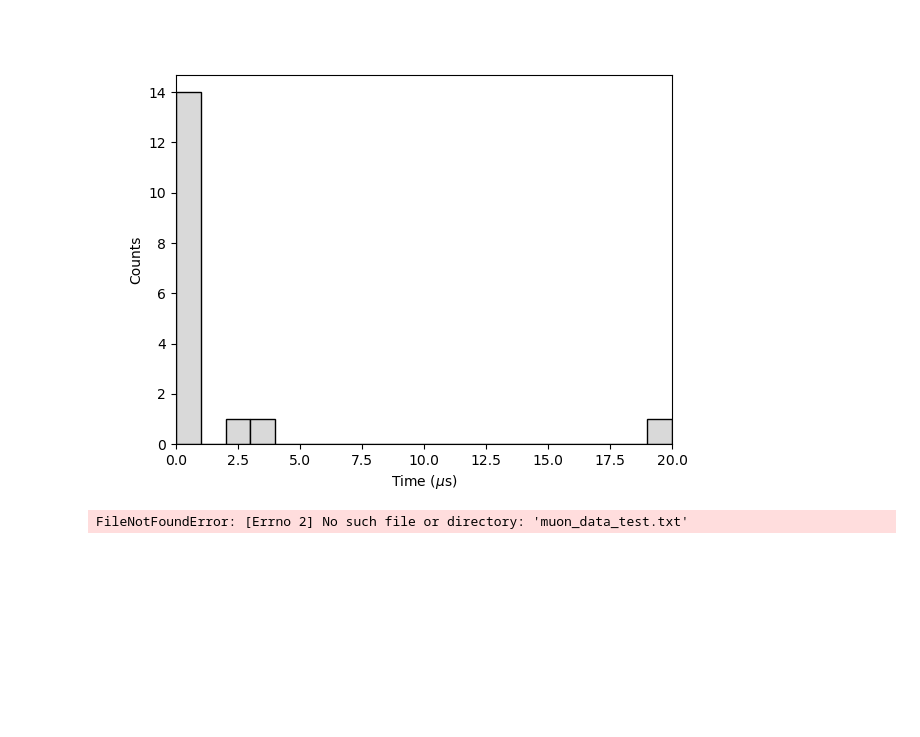
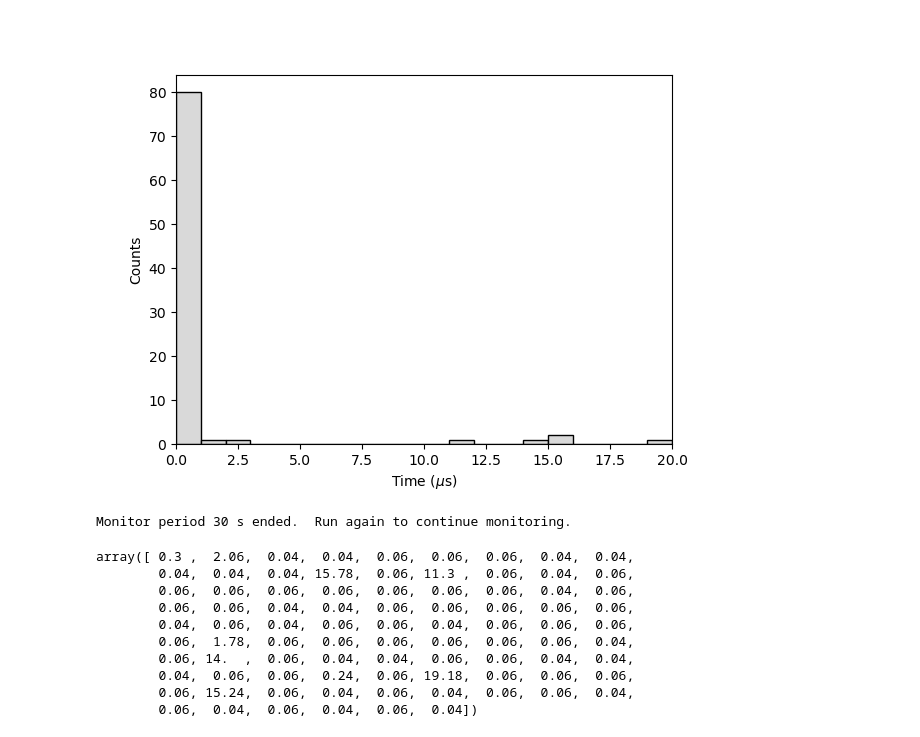
Before and after one commit to sprague252/muondecay, a Jupyter notebook: muonj.ipynb, the cells around one changed output. Saved outputs shown, nothing was run; the diff lists cells and outputs as text; code cells hidden in the pictures; blank space fills up the shorter version.

```diff
--- a/muonj.ipynb
+++ b/muonj.ipynb
@@ -76 +8,4 @@ str(10)
+# %%
+outfile = c1.file.value
+port = c1.port.value
 # %%
@@ -98,6 +33,17 @@ The autoreload extension is already loaded. To reload it, use:
 # %%
 %reload_ext autoreload
 # %%
-muonj.detect_monitor()
+muonj.detect_monitor(fname=outfile, mtime=30)
 # %% [output]
-[figure, old version]
+[figure, new version]
+Monitor period 30 s ended.  Run again to continue monitoring.
+array([ 0.3 ,  2.06,  0.04,  0.04,  0.06,  0.06,  0.06,  0.04,  0.04,
+        0.04,  0.04,  0.04, 15.78,  0.06, 11.3 ,  0.06,  0.04,  0.06,
+        0.06,  0.06,  0.06,  0.06,  0.06,  0.06,  0.06,  0.04,  0.06,
+        0.06,  0.06,  0.04,  0.04,  0.06,  0.06,  0.06,  0.06,  0.06,
+        0.04,  0.06,  0.04,  0.06,  0.06,  0.04,  0.06,  0.06,  0.06,
+        0.06,  1.78,  0.06,  0.06,  0.06,  0.06,  0.06,  0.06,  0.04,
+        0.06, 14.  ,  0.06,  0.04,  0.04,  0.06,  0.06,  0.04,  0.04,
+        0.04,  0.06,  0.06,  0.24,  0.06, 19.18,  0.06,  0.06,  0.06,
+        0.06, 15.24,  0.06,  0.04,  0.06,  0.04,  0.06,  0.06,  0.04,
+        0.06,  0.04,  0.06,  0.04,  0.06,  0.04])
@@ -109,4 +49,0 @@ import numpy as np
-# %%
-times = muonj.detect_monitor("muon_data_test.txt", mtime=20)
-# %% [output]
-FileNotFoundError: [Errno 2] No such file or directory: 'muon_data_test.txt'
```
Also changed, not shown: parts of 29 cells of this notebook.
